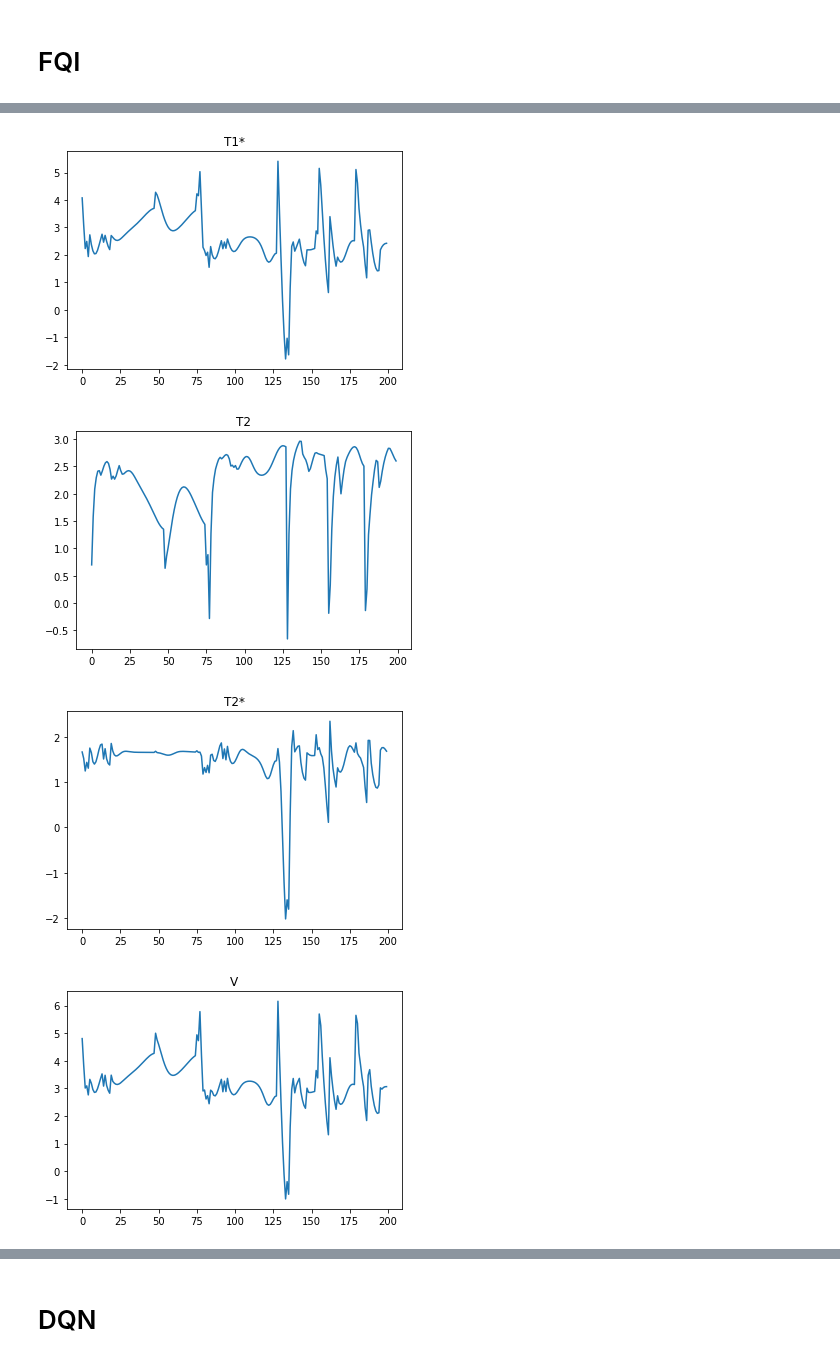
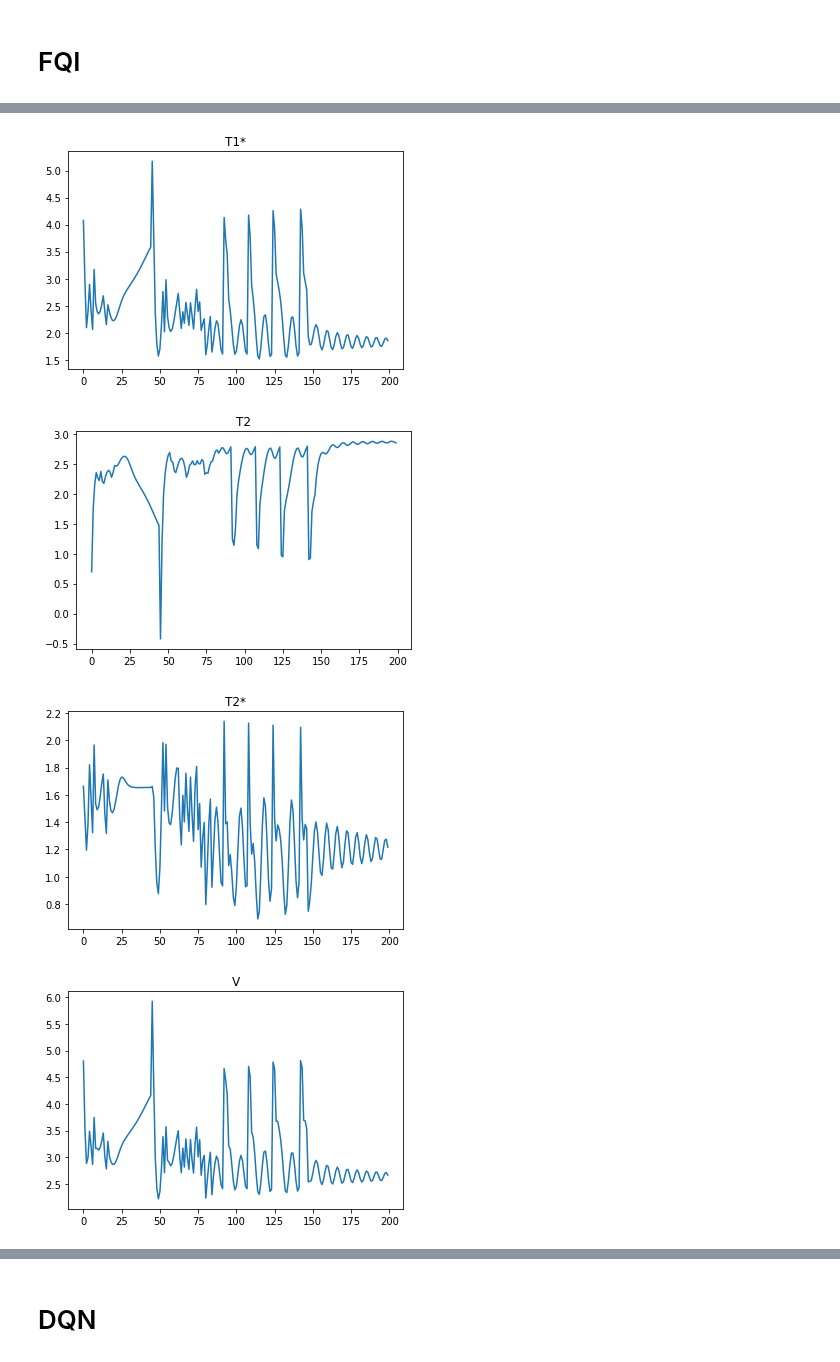
Before and after one commit to SuReLI/hiv_experiment, a Jupyter notebook: claire/optim_sti.ipynb, the cells around one changed output, grey strips where cells are left out. Saved outputs shown, nothing was run; the diff lists cells and outputs as text; code cells hidden in the pictures.

```diff
--- a/claire/optim_sti.ipynb
+++ b/claire/optim_sti.ipynb
@@ -1,8 +1,8 @@
 # %% [markdown]
 # FQI
 # %%
-from fitted_q_iteration import FQI
+from FQI import FQI
 
-fqi = FQI()
-r,s,a = fqi.learn()
+fqi = FQI(npatients=30)
+r,s,a = fqi.train()
 # %% [output]
@@ -22,7 +22,7 @@ import numpy as np
 
 state_labels = ['T1','T1*','T2','T2*','V','E']
 for i in range(len(state_labels)):
-    plt.plot([t for t in range(200)],np.log10(s[:,i]))
+    plt.plot([t for t in range(200)],np.log10(s[-1][:,i]))
     plt.title(state_labels[i])
     plt.show()
 # %% [output]
@@ -30,4 +30,4 @@ for i in range(len(state_labels)):
-[figure, old version]
+[figure, new version]
-[figure, old version]
+[figure, new version]
-[figure, old version]
+[figure, new version]
-[figure, old version]
+[figure, new version]
```
Also changed, not shown: parts of 6 cells of this notebook.
